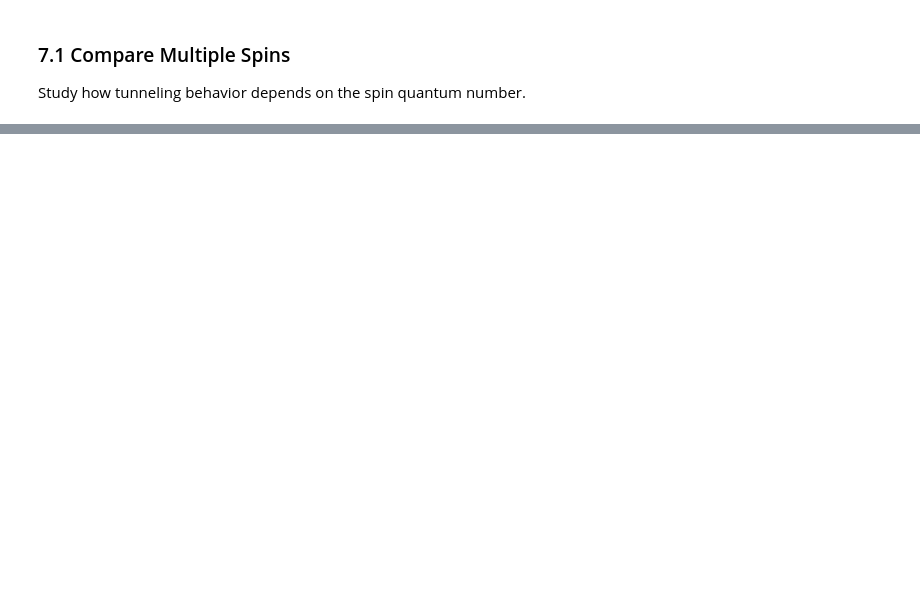
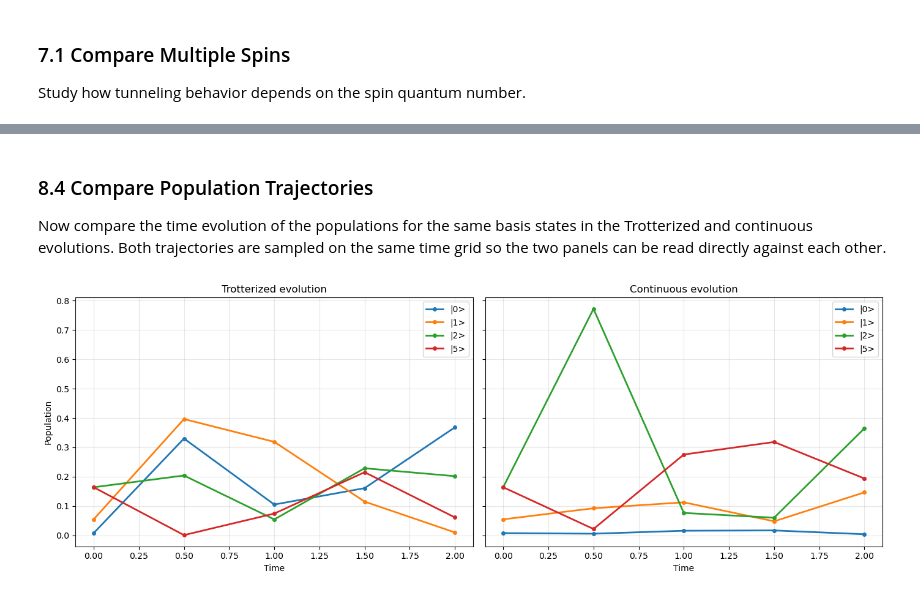
Before and after one commit to arjenvaartjes/Psyduck, a Jupyter notebook: examples/chaosqkt/ChaosQKT_psyduck.ipynb, the cells around one changed output, grey strips where cells are left out. Saved outputs shown, nothing was run; the diff lists cells and outputs as text; code cells hidden in the pictures; blank space fills up the shorter version.

```diff
--- a/examples/chaosqkt/ChaosQKT_psyduck.ipynb
+++ b/examples/chaosqkt/ChaosQKT_psyduck.ipynb
@@ -519,0 +607,29 @@ Computed 41 states across 40 kicks
+# %% [markdown]
+### 8.4 Compare Population Trajectories
+
+Now compare the time evolution of the populations for the same basis states in the Trotterized and continuous evolutions. Both trajectories are sampled on the same time grid so the two panels can be read directly against each other.
+# %%
+# Section 8.4: Population Evolution of Trotterized vs Continuous Dynamics
+
+level_peaks = np.maximum(trotter_populations.max(axis=0), continuous_populations.max(axis=0))
+key_indices = sorted(np.argsort(level_peaks)[-4:])
+
+fig, axes = plt.subplots(1, 2, figsize=(14, 5), sharey=True)
+
+for idx in key_indices:
+    axes[0].plot(time_grid, trotter_populations[:, idx], 'o-', linewidth=2, markersize=4, label=f'|{idx}>')
+    axes[1].plot(time_grid, continuous_populations[:, idx], 'o-', linewidth=2, markersize=4, label=f'|{idx}>')
+
+axes[0].set_title('Trotterized evolution')
+axes[1].set_title('Continuous evolution')
+
+for ax in axes:
+    ax.set_xlabel('Time')
+    ax.grid(True, alpha=0.3)
+    ax.legend()
+
+axes[0].set_ylabel('Population')
+plt.tight_layout()
+plt.show()
+# %% [output]
+[figure, added]
```
Also changed, not shown: parts of 40 cells of this notebook, 46 other files.
